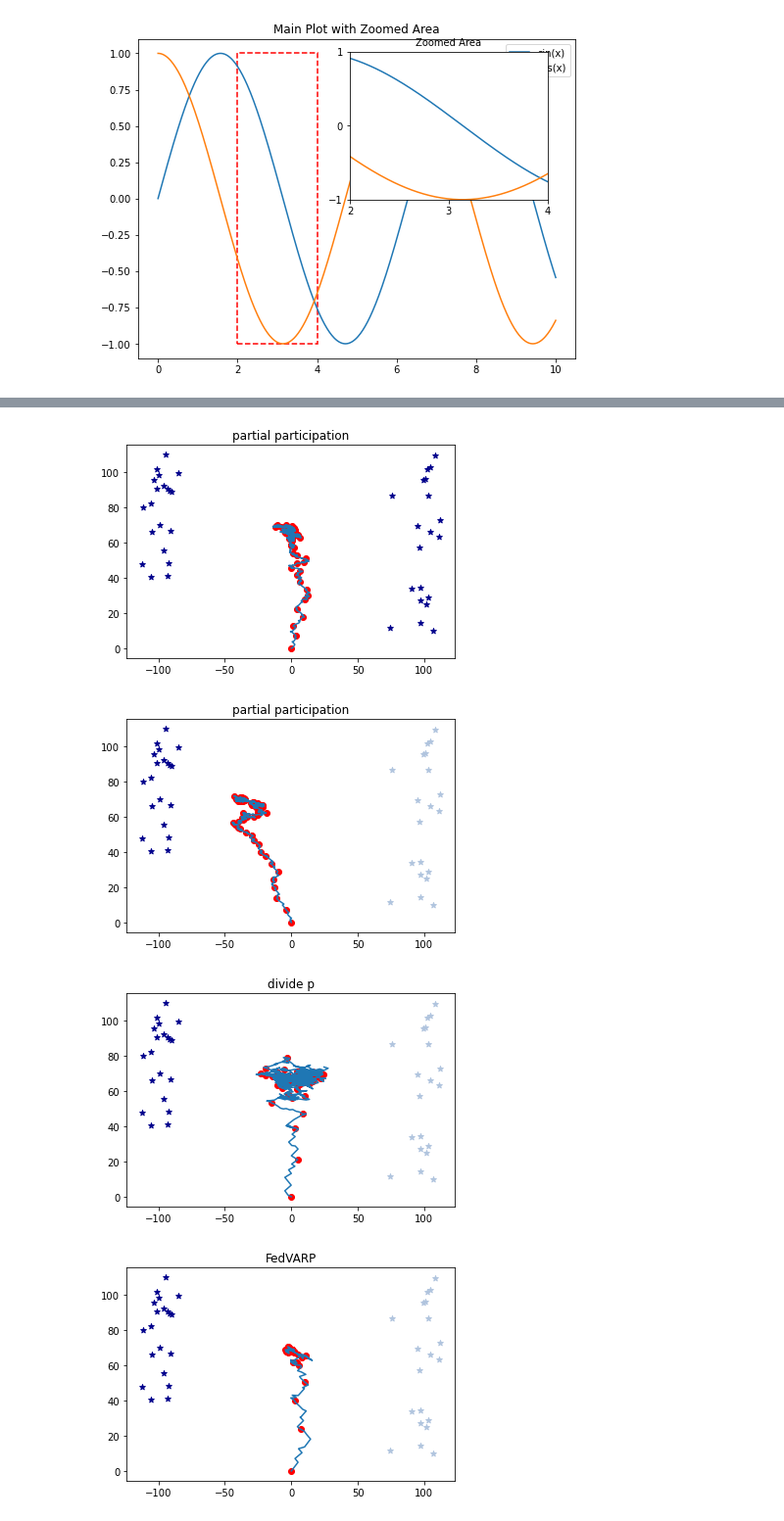
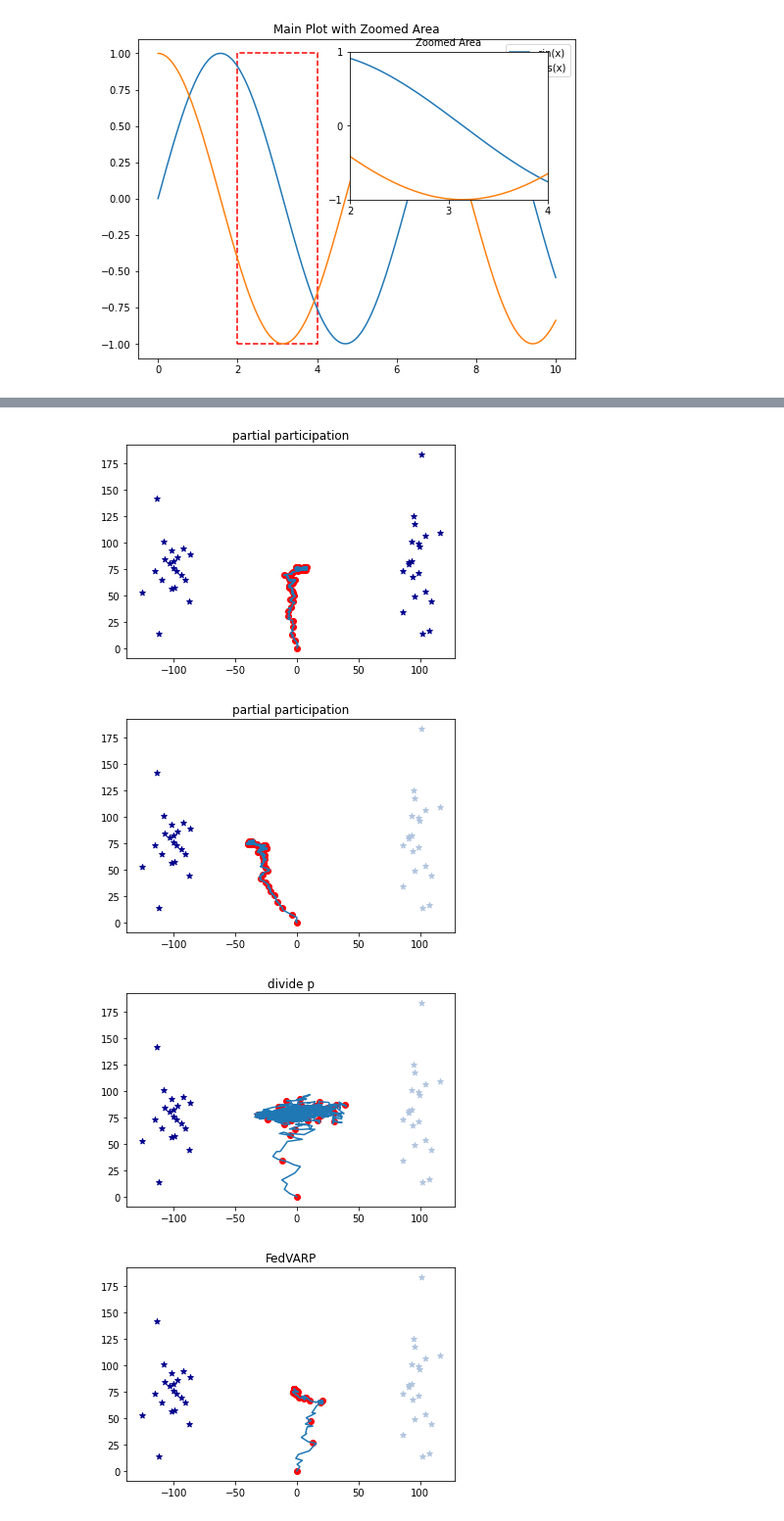
Before and after one commit to haoran-zh/FedSteer, a Jupyter notebook: new_idea.ipynb, the cells around one changed output, grey strips where cells are left out. Shown at 98% size. Saved outputs shown, nothing was run; the diff lists cells and outputs as text; code cells hidden in the pictures.

```diff
--- a/new_idea.ipynb
+++ b/new_idea.ipynb
@@ -1631,10 +1631,10 @@ def find_allocation(client, task, allocation_record):
     return active_rounds
 
 import numpy as np
-folder_name = "./result/1task_nnnnn_class0.1c0.1uv0.90.1_Ob_UW2-10_f_12"
+folder_name = "./result/1task_nnnnn_class0.3c0.1uvNo_a5.0_UW1-25ob_icdcs_12"
 # read gradient_AS.pkl
 import pickle
-window_size = 10
+window_size = 25
 
 # show allocation conditions at stars in the plot of optimal beta
 # read allocation result
@@ -1660,9 +1660,16 @@ import matplotlib.pyplot as plt
 plt.plot(ratio)
 plt.show()
 
+# 120 clients
 # 5: around 30%
 # 10: around 50%
 # 20: around 70%
 # 40: around 95%
-# 120 clients
+
+
+# 40 clients
+# 5: around 12%
+# 15: around 22%
+# 20: around 23%
+# 25: around 25%
 # %% [output]
@@ -1747,11 +1754,11 @@ std = 10
 # low freq
 x = np.random.normal(low_freq_center[0], std, C)
 # mean: 5, std: 1, 100 samples
-y = np.random.normal(low_freq_center[1], std * 3, C)
+y = np.random.normal(low_freq_center[1], std * 3.5, C)
 low_freq_clients = np.array([x, y])
 # high freq
 x = np.random.normal(high_freq_center[0], std, C)
-y = np.random.normal(high_freq_center[1], std* 3, C)
+y = np.random.normal(high_freq_center[1], std* 2.5, C)
 high_freq_clients = np.array([x, y])
 # combine high_freq and low_freq
 total_clients_optimal = np.concatenate((low_freq_clients, high_freq_clients), axis=1) # 2, 2C
@@ -2020,8 +2027,8 @@ def FedUW2_unbalancedP(w, Rounds, active_rate=0.1, unbalanced_rate=4, window_siz
     return w_record
 # %%
 # full participation
-active_rate = 1/40
-unbalanced_rate = 1
+active_rate = 1/20
+unbalanced_rate = 1.0
 w_recordf = full_participation(w, Rounds)
 w_recordEP = partial_participation_equalP(w, Rounds, active_rate=active_rate)
 w_recordUP = partial_participation_unbalancedP(w, Rounds, active_rate=active_rate, unbalanced_rate=unbalanced_rate)
@@ -2121,4 +2128,4 @@ plt.show()
-[figure, old version]
+[figure, new version]
-[figure, old version]
+[figure, new version]
-[figure, old version]
+[figure, new version]
-[figure, old version]
+[figure, new version]
```
Also changed, not shown: parts of 4 cells of this notebook, 1 other file.
